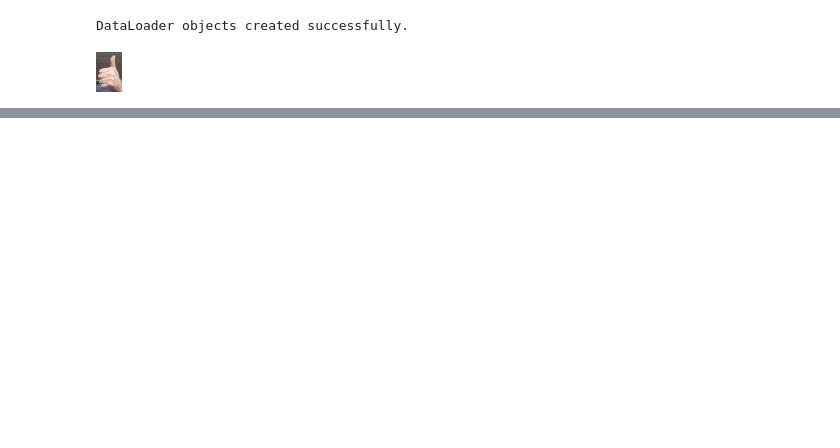
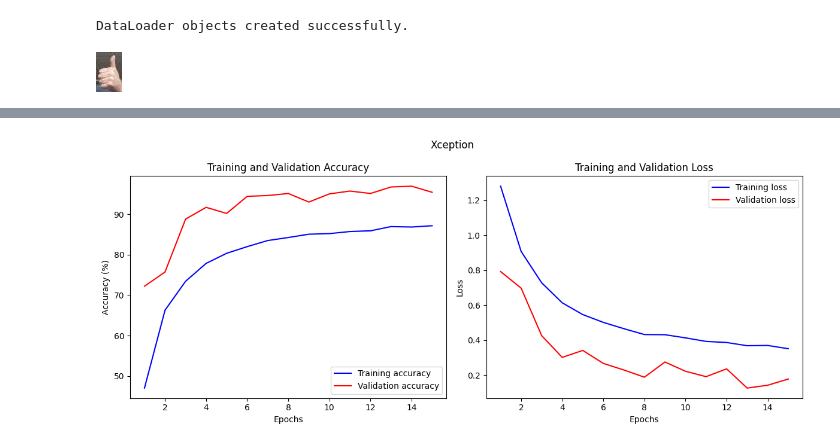
Before and after one commit to willlkhang/my-torch-lib, a Jupyter notebook: model_exception.ipynb, the cells around one changed output, grey strips where cells are left out. Drawn from its saved outputs; the diff is of its cells as text; code cells hidden in the pictures; blank space fills up the shorter version.

```diff
--- a/model_exception.ipynb
+++ b/model_exception.ipynb
@@ -520,0 +373,41 @@ TypeError: conv2d() received an invalid combination of arguments - got (Tensor,
+# %%
+def plot_afterTraining(trainer_name, model_name, save_path):
+  epochs = range(1, trainer_name.num_epochs + 1)
+  plt.figure(figsize=(12, 5))
+
+  plt.suptitle(model_name)
+
+  loss_plot(epochs, trainer_name)
+  accuracy_plot(epochs, trainer_name)
+
+  plt.tight_layout()
+
+  model_name += '-curves'
+
+#   full_save = os.path.join(save_path, model_name)
+
+#   plt.savefig(full_save)
+  plt.show()
+  plt.close()
+
+def loss_plot(epochs, trainer_name):
+  plt.subplot(1, 2, 1)
+  plt.plot(epochs, trainer_name.train_accuracies, 'b', label='Training accuracy')
+  plt.plot(epochs, trainer_name.val_accuracies, 'r', label='Validation accuracy')
+  plt.title('Training and Validation Accuracy')
+  plt.xlabel('Epochs')
+  plt.ylabel('Accuracy (%)')
+  plt.legend()
+
+def accuracy_plot(epochs, trainer_name):
+  plt.subplot(1, 2, 2)
+  plt.plot(epochs, trainer_name.train_losses, 'b', label='Training loss')
+  plt.plot(epochs, trainer_name.val_losses, 'r', label='Validation loss')
+  plt.title('Training and Validation Loss')
+  plt.xlabel('Epochs')
+  plt.ylabel('Loss')
+  plt.legend()
+# %%
+plot_afterTraining(xception_trainer, "Xception", "../..")
+# %% [output]
+[figure, added]
```
Also changed, not shown: parts of 10 cells of this notebook, 2 other files.
